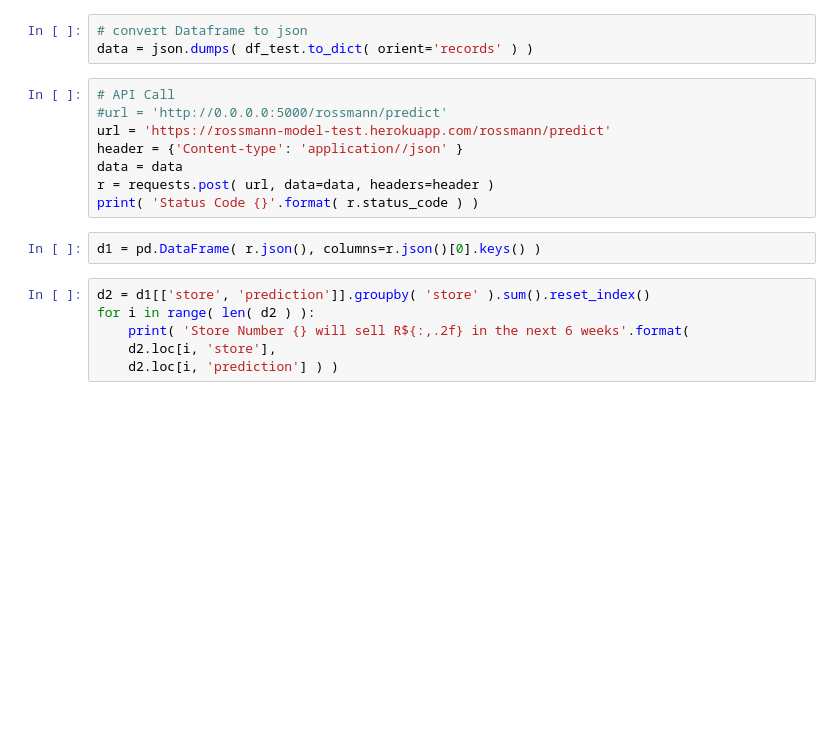
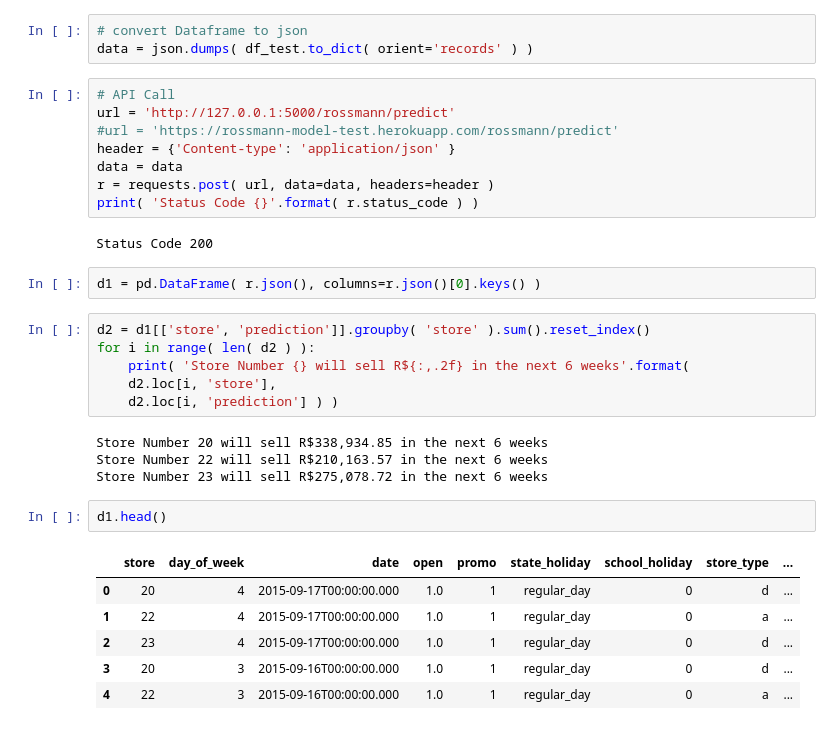
Before and after one commit to MicheleLopes/ds_em_producao, a Jupyter notebook: cicle1-rossmann-regression.ipynb, the cells around one changed output. Cells and saved outputs as stored; diff of their text form; blank space fills up the shorter version.

Commit message:
created api handler and test de aplication

```diff
--- a/cicle1-rossmann-regression.ipynb
+++ b/cicle1-rossmann-regression.ipynb
@@ -1396,12 +1125,14 @@ df_test = df_test.drop( 'Id', axis=1 )
 data = json.dumps( df_test.to_dict( orient='records' ) )
 # %%
 # API Call
-#url = 'http://0.0.0.0:5000/rossmann/predict'
-url = 'https://rossmann-model-test.herokuapp.com/rossmann/predict'
-header = {'Content-type': 'application//json' }
+url = 'http://127.0.0.1:5000/rossmann/predict'
+#url = 'https://rossmann-model-test.herokuapp.com/rossmann/predict'
+header = {'Content-type': 'application/json' }
 data = data
 r = requests.post( url, data=data, headers=header )
 print( 'Status Code {}'.format( r.status_code ) )
+# %% [output]
+Status Code 200
 # %%
 d1 = pd.DataFrame( r.json(), columns=r.json()[0].keys() )
 # %%
@@ -1410,3 +1141,16 @@ for i in range( len( d2 ) ):
     print( 'Store Number {} will sell R${:,.2f} in the next 6 weeks'.format(
     d2.loc[i, 'store'],
     d2.loc[i, 'prediction'] ) )
+# %% [output]
+Store Number 20 will sell R$338,934.85 in the next 6 weeks
+Store Number 22 will sell R$210,163.57 in the next 6 weeks
+Store Number 23 will sell R$275,078.72 in the next 6 weeks
+# %%
+d1.head()
+# %% [output]
+|  | store | day_of_week | date | open | promo | state_holiday | school_holiday | store_type | ... |
+| 0 | 20 | 4 | 2015-09-17T00:00:00.000 | 1.0 | 1 | regular_day | 0 | d | ... |
+| 1 | 22 | 4 | 2015-09-17T00:00:00.000 | 1.0 | 1 | regular_day | 0 | a | ... |
+| 2 | 23 | 4 | 2015-09-17T00:00:00.000 | 1.0 | 1 | regular_day | 0 | d | ... |
+| 3 | 20 | 3 | 2015-09-16T00:00:00.000 | 1.0 | 1 | regular_day | 0 | d | ... |
+| 4 | 22 | 3 | 2015-09-16T00:00:00.000 | 1.0 | 1 | regular_day | 0 | a | ... |
```
Also changed, not shown: parts of 49 cells of this notebook, 3 other files.
